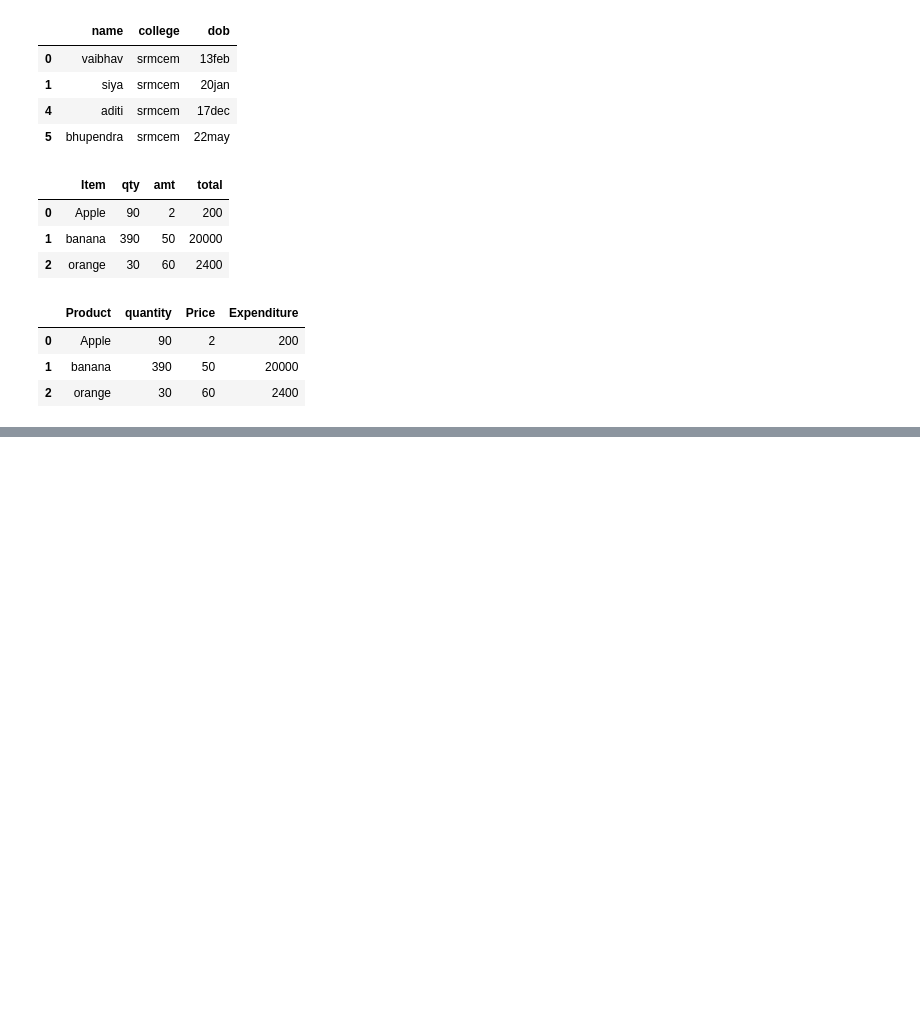
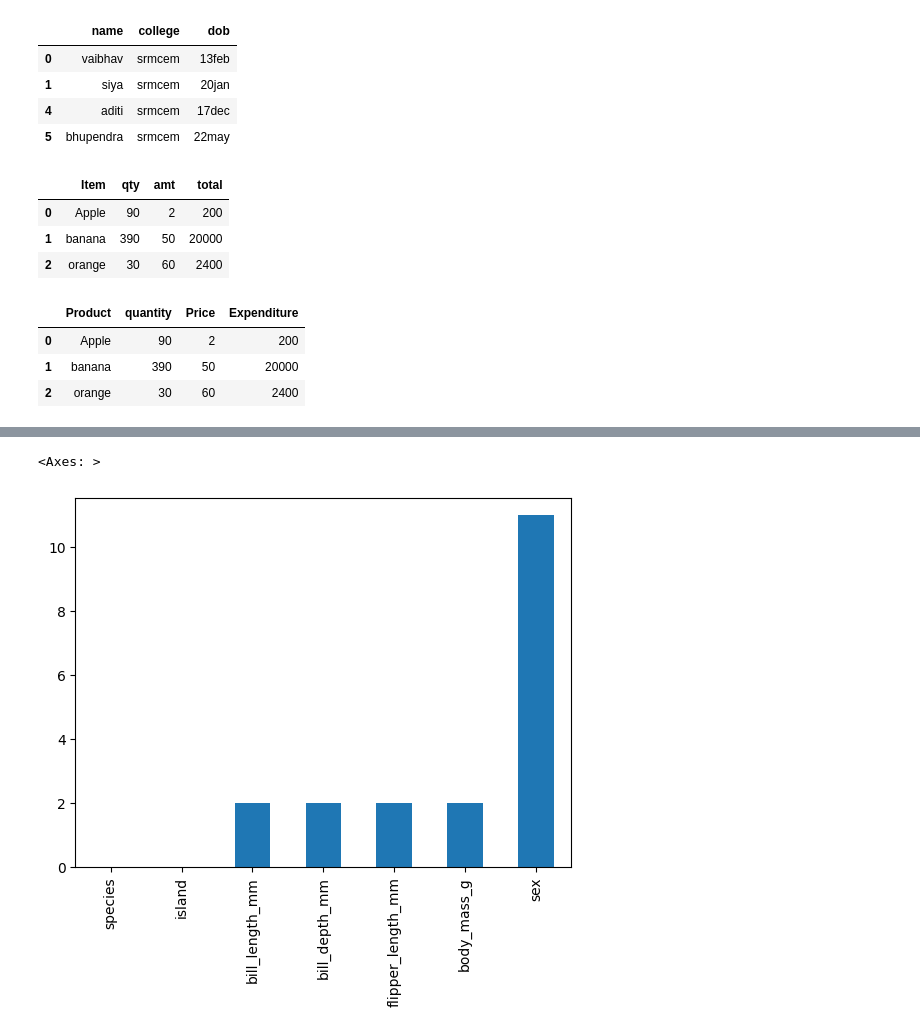
Before and after one commit to bhupii77/Digipodium-AB, a Jupyter notebook: data analysis/pandas.ipynb, the cells around one changed output, grey strips where cells are left out. Drawn from its saved outputs; the diff is of its cells as text; code cells hidden in the pictures; blank space fills up the shorter version.

```diff
--- a/data analysis/pandas.ipynb
+++ b/data analysis/pandas.ipynb
@@ -218,0 +342,5 @@ data
+# %%
+penguins.isnull().sum().plot(kind='bar')
+# %% [output]
+<Axes: >
+[figure, added]
```
Also changed, not shown: parts of 66 cells of this notebook, 1 other file.
